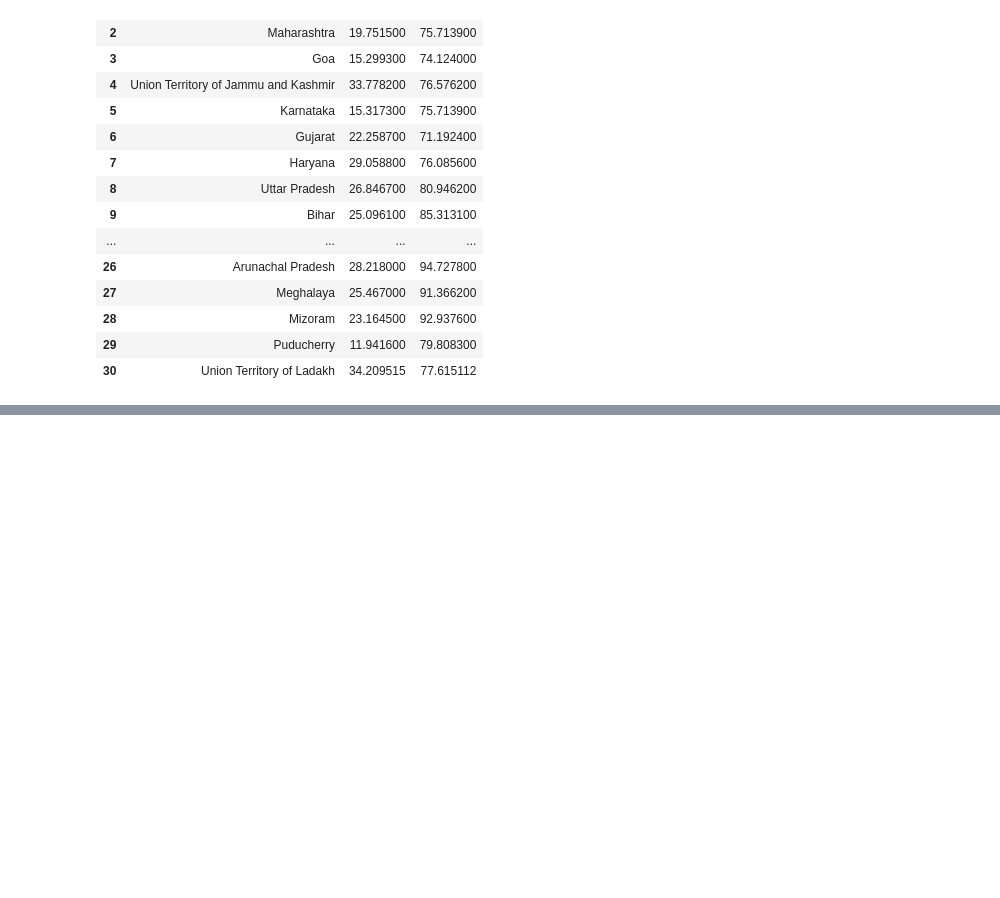
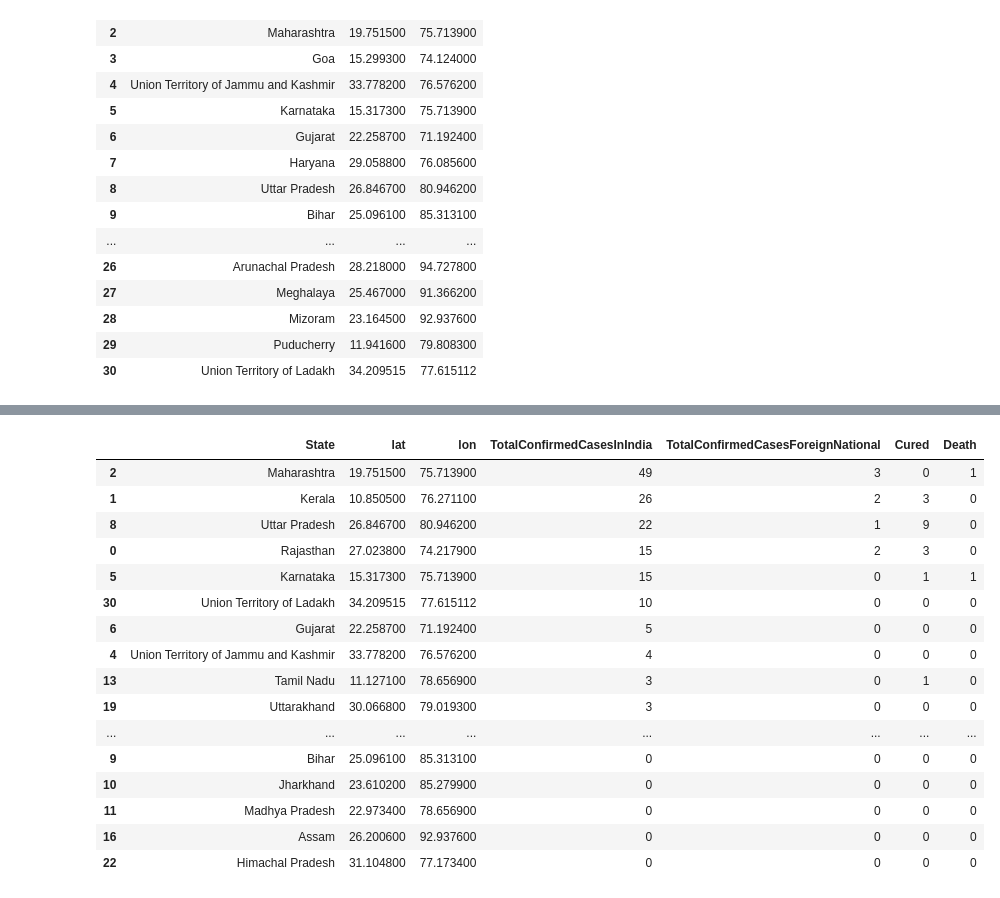
Before and after one commit to aniruddhakal/India-Covid-19-RestAPI, a Jupyter notebook: Notebooks/Plotting Data on Map.ipynb, the cells around one changed output, grey strips where cells are left out. Saved outputs shown, nothing was run; the diff lists cells and outputs as text; code cells hidden in the pictures; blank space fills up the shorter version.

```diff
--- a/Notebooks/Plotting Data on Map.ipynb
+++ b/Notebooks/Plotting Data on Map.ipynb
@@ -98,0 +98,20 @@ fig.show()
+# %%
+indian_states_corona_df = indian_states_corona_df.sort_values('TotalConfirmedCasesInIndia', ascending=False)
+# %% [output]
+|  | State | lat | lon | TotalConfirmedCasesInIndia | TotalConfirmedCasesForeignNational | Cured | Death |
+| 2 | Maharashtra | 19.751500 | 75.713900 | 49 | 3 | 0 | 1 |
+| 1 | Kerala | 10.850500 | 76.271100 | 26 | 2 | 3 | 0 |
+| 8 | Uttar Pradesh | 26.846700 | 80.946200 | 22 | 1 | 9 | 0 |
+| 0 | Rajasthan | 27.023800 | 74.217900 | 15 | 2 | 3 | 0 |
+| 5 | Karnataka | 15.317300 | 75.713900 | 15 | 0 | 1 | 1 |
+| 30 | Union Territory of Ladakh | 34.209515 | 77.615112 | 10 | 0 | 0 | 0 |
+| 6 | Gujarat | 22.258700 | 71.192400 | 5 | 0 | 0 | 0 |
+| 4 | Union Territory of Jammu and Kashmir | 33.778200 | 76.576200 | 4 | 0 | 0 | 0 |
+| 13 | Tamil Nadu | 11.127100 | 78.656900 | 3 | 0 | 1 | 0 |
+| 19 | Uttarakhand | 30.066800 | 79.019300 | 3 | 0 | 0 | 0 |
+| ... | ... | ... | ... | ... | ... | ... | ... |
+| 9 | Bihar | 25.096100 | 85.313100 | 0 | 0 | 0 | 0 |
+| 10 | Jharkhand | 23.610200 | 85.279900 | 0 | 0 | 0 | 0 |
+| 11 | Madhya Pradesh | 22.973400 | 78.656900 | 0 | 0 | 0 | 0 |
+| 16 | Assam | 26.200600 | 92.937600 | 0 | 0 | 0 | 0 |
+| 22 | Himachal Pradesh | 31.104800 | 77.173400 | 0 | 0 | 0 | 0 |
```
Also changed, not shown: parts of 2 cells of this notebook.
